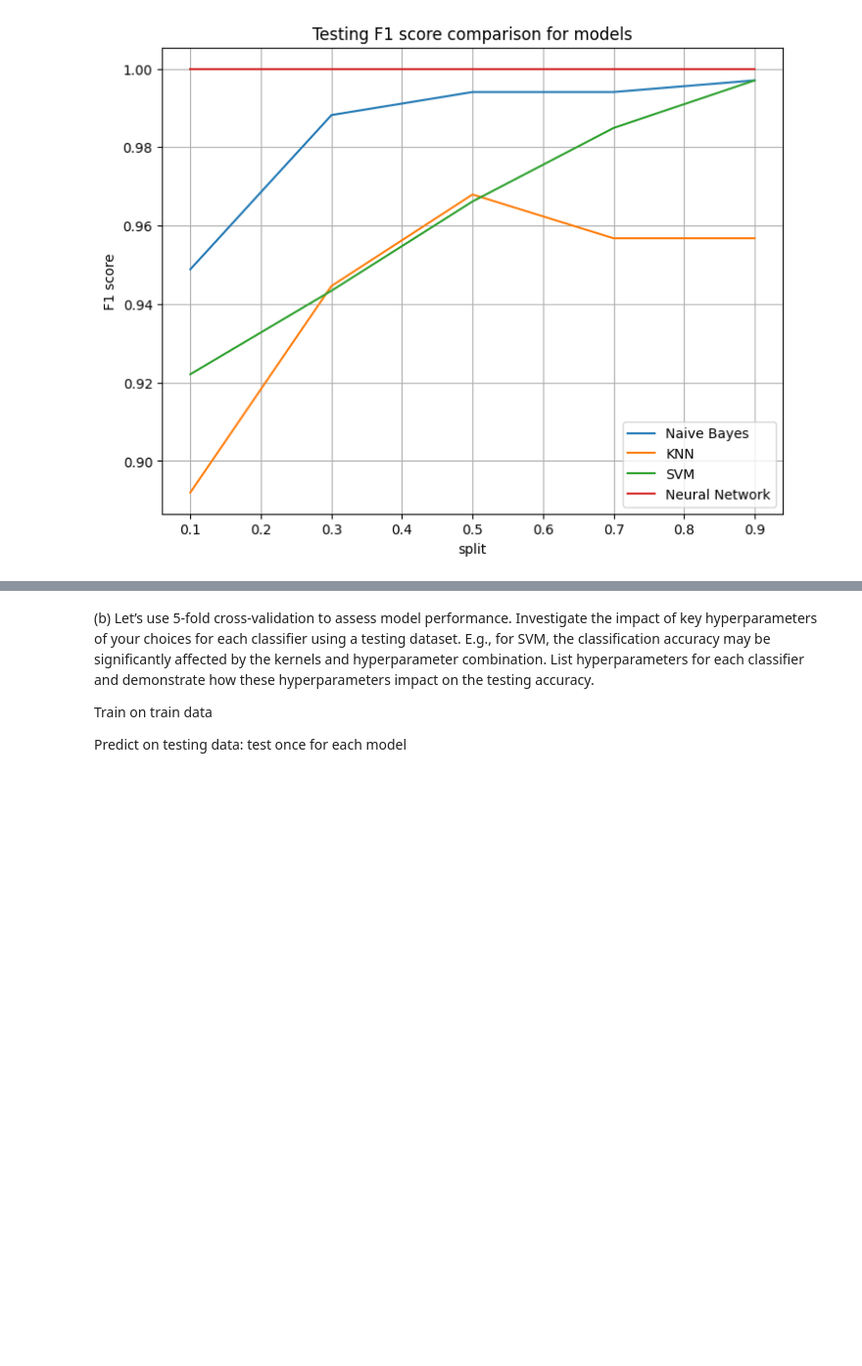
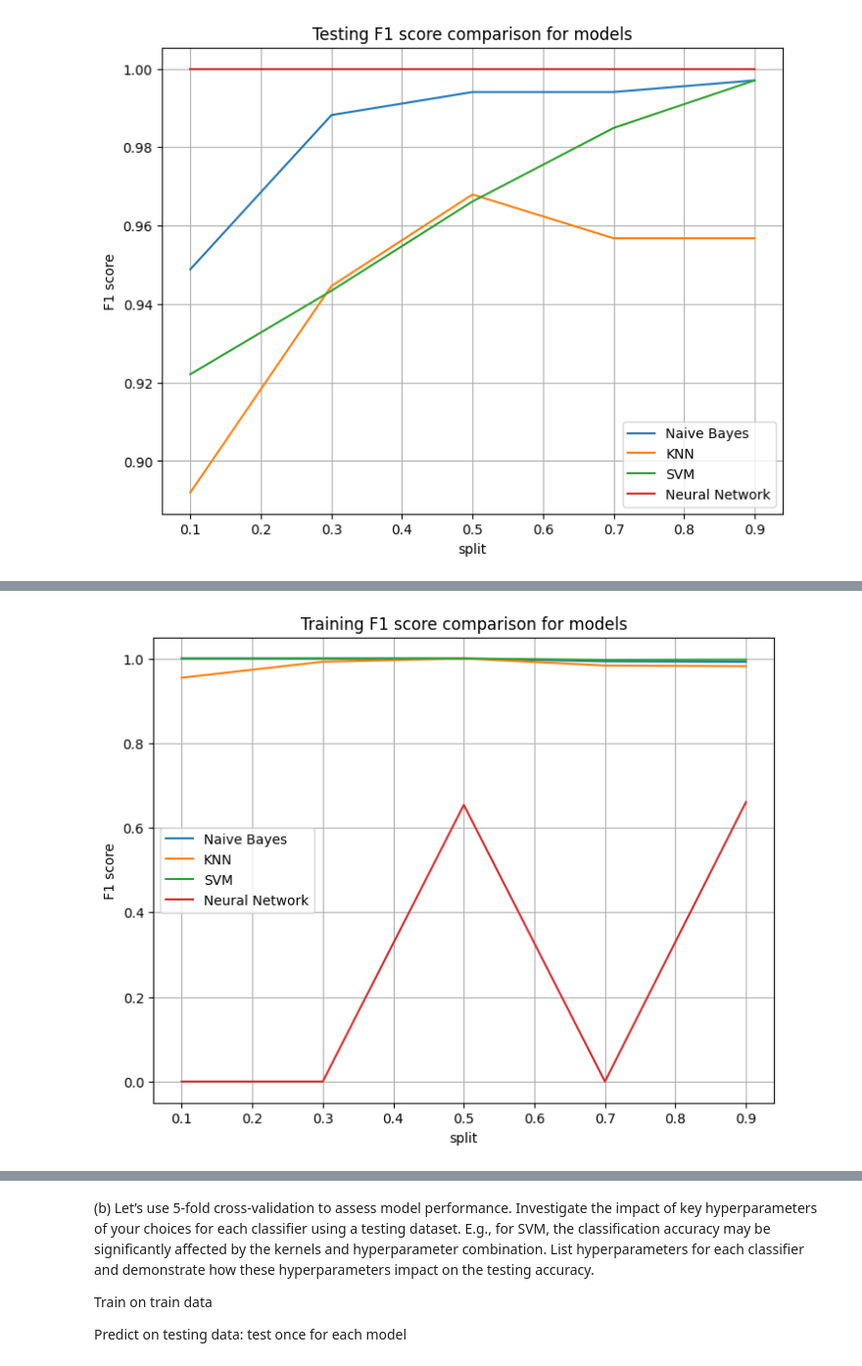
Before and after one commit to jeffcct/Tutorial-5, a Jupyter notebook: Assignment/A3_Code_Group_T06-4.ipynb, the cells around one changed output, grey strips where cells are left out. Shown at 98% size. Drawn from its saved outputs; the diff is of its cells as text; code cells hidden in the pictures; blank space fills up the shorter version.

Commit message:
Neural network for task 3a fix?

```diff
--- a/Assignment/A3_Code_Group_T06-4.ipynb
+++ b/Assignment/A3_Code_Group_T06-4.ipynb
@@ -591,3 +588,85 @@ Neural Network model training: with split = 0.9 scores result 1.0
 Neural Network model: with split = 0.9 scores result: 1.0
 [figure]
 [figure]
+# %%
+# removes the annoying deprecation warnings that are being a pain to read lol
+
+
+
+
+
+splits = [0.1, 0.3, 0.5, 0.7, 0.9]
+
+nb_3a = MultinomialNB()
+knn_3a = KNeighborsClassifier(n_neighbors=20, metric="cosine")
+svm_3a = SVC(kernel="linear", C=1)
+
+models = {"Naive Bayes": nb_3a, "KNN": knn_3a, "SVM": svm_3a, "Neural Network": mlp_3a}
+
+
+results_train = {}
+results_test = {}
+for split in splits:
+    for name, model in models.items():
+
+        X_train, _, y_train, _ = train_test_split(X_all, y_all, test_size= 1-split, random_state=42)
+
+        # Vectorise
+        vectorizer_3a = TfidfVectorizer()
+        # fit training set to vectoriser
+        X_train_tfidf = vectorizer_3a.fit_transform(X_train)
+        # transform testing set to vectoriser
+        X_test_tfidf = vectorizer_3a.transform(X_test_all)
+
+        if name == "Neural Network":
+            model = MLPClassifier(hidden_layer_sizes=(20,),
+                        activation='relu',
+                        solver='sgd',
+                        learning_rate_init=0.01,
+                        max_iter=1,
+                        warm_start=True,
+                        random_state=42)
+            model.fit(X_train_tfidf, y_train)
+        else:
+            model.fit(X_train_tfidf, y_train)
+
+        y_pred_train = model.predict(X_train_tfidf)
+        measure_train = f1_score(y_train, y_pred_train, pos_label = 'tech')
+
+        y_pred_test = model.predict(X_test_tfidf)
+        measure_test = f1_score(y_test_all, y_pred_test, pos_label = 'tech')
+
+        results_train[name] = results_train.get(name, [[],[]])
+        results_train[name][0].append(split); results_train[name][1].append(measure_train)
+        print(f'{name} model training: with split = {split} scores result {measure_train}')
+
+        results_test[name] = results_test.get(name, [[],[]])
+        results_test[name][0].append(split); results_test[name][1].append(measure_test)
+        print(f'{name} model: with split = {split} scores result: {measure_test}')
+
+
+
+
+fig = plt.figure()
+ax = fig.add_axes((0,0,1,1))
+for name in models.keys():
+    ax.plot(results_train[name][0], results_train[name][1], label = name)
+ax.set_xlabel("split")
+ax.set_ylabel("F1 score")
+ax.set_title("Training F1 score comparison for models")
+plt.legend()
+plt.grid()
+plt.show()
+
+
+fig = plt.figure()
+ax = fig.add_axes((0,0,1,1))
+for name in models.keys():
+    ax.plot(results_test[name][0], results_test[name][1], label = name)
+ax.set_xlabel("split")
+ax.set_ylabel("F1 score")
+ax.set_title("Testing F1 score comparison for models")
+plt.legend()
+plt.grid()
+plt.show()
+# %% [output]
@@ -593,0 +690 @@ Neural Network model: with split = 0.9 scores result: 1.0
+[figure, added]
```
Also changed, not shown: parts of 2 cells of this notebook.
